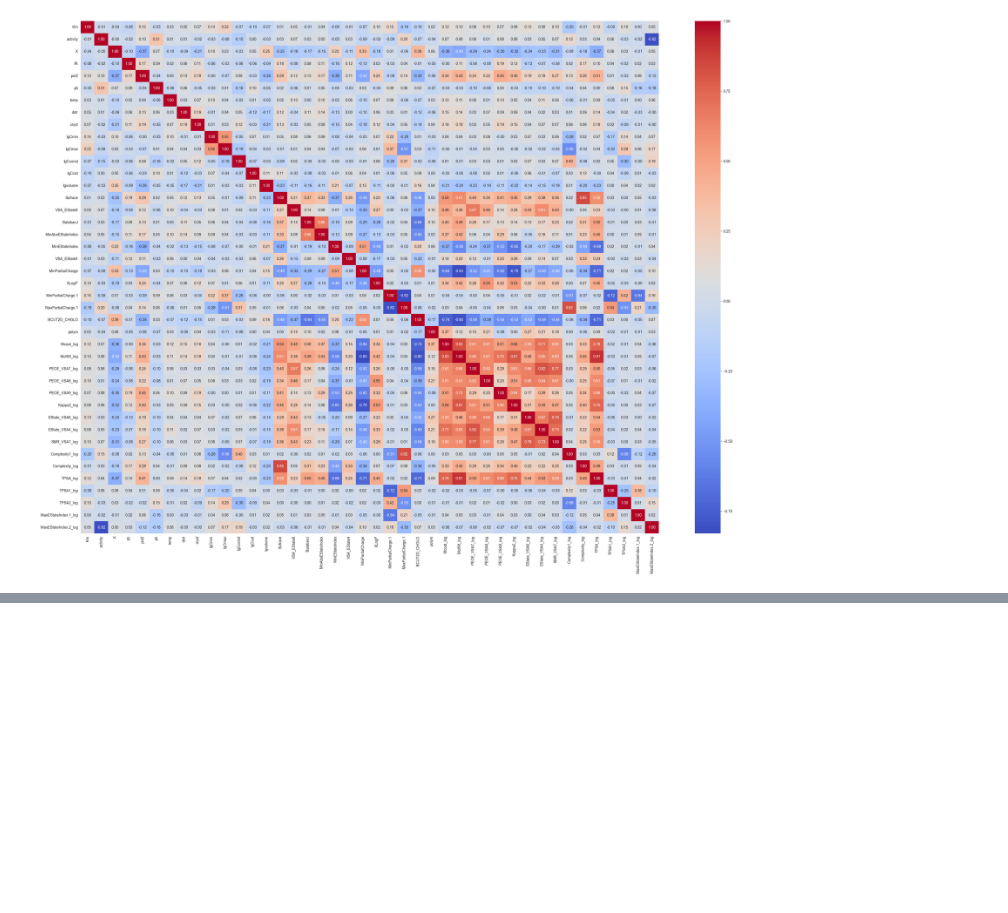
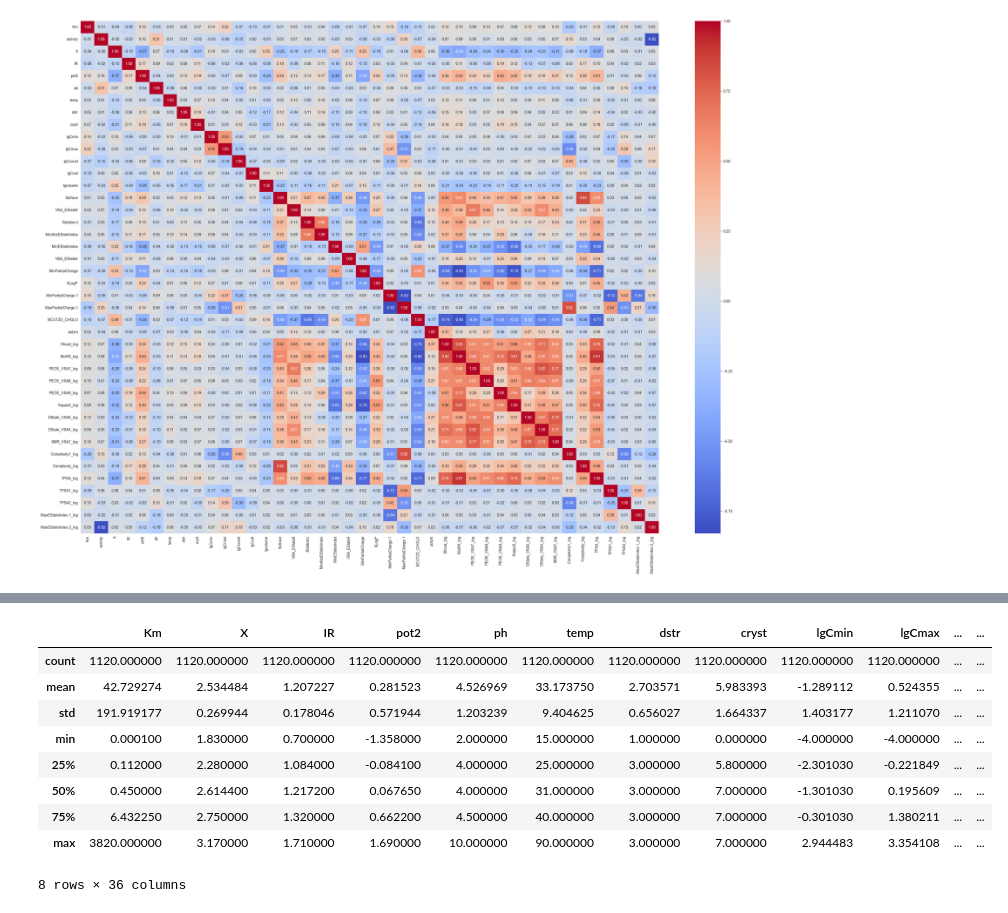
Before and after one commit to illhammm/Nanozymes1, a Jupyter notebook: Data_Preprocessing/data_preprocessing_Km.ipynb, the cells around one changed output, grey strips where cells are left out. Saved outputs shown, nothing was run; the diff lists cells and outputs as text; code cells hidden in the pictures; blank space fills up the shorter version.

```diff
--- a/Data_Preprocessing/data_preprocessing_Km.ipynb
+++ b/Data_Preprocessing/data_preprocessing_Km.ipynb
@@ -158,0 +193,13 @@ plt.show()
+# %%
+df.describe()
+# %% [output]
+|  | Km | X | IR | pot2 | ph | temp | dstr | cryst | lgCmin | lgCmax | ... | ... |
+| count | 1120.000000 | 1120.000000 | 1120.000000 | 1120.000000 | 1120.000000 | 1120.000000 | 1120.000000 | 1120.000000 | 1120.000000 | 1120.000000 | ... | ... |
+| mean | 42.729274 | 2.534484 | 1.207227 | 0.281523 | 4.526969 | 33.173750 | 2.703571 | 5.983393 | -1.289112 | 0.524355 | ... | ... |
+| std | 191.919177 | 0.269944 | 0.178046 | 0.571944 | 1.203239 | 9.404625 | 0.656027 | 1.664337 | 1.403177 | 1.211070 | ... | ... |
+| min | 0.000100 | 1.830000 | 0.700000 | -1.358000 | 2.000000 | 15.000000 | 1.000000 | 0.000000 | -4.000000 | -4.000000 | ... | ... |
+| 25% | 0.112000 | 2.280000 | 1.084000 | -0.084100 | 4.000000 | 25.000000 | 3.000000 | 5.800000 | -2.301030 | -0.221849 | ... | ... |
+| 50% | 0.450000 | 2.614400 | 1.217200 | 0.067650 | 4.000000 | 31.000000 | 3.000000 | 7.000000 | -1.301030 | 0.195609 | ... | ... |
+| 75% | 6.432250 | 2.750000 | 1.320000 | 0.662200 | 4.500000 | 40.000000 | 3.000000 | 7.000000 | -0.301030 | 1.380211 | ... | ... |
+| max | 3820.000000 | 3.170000 | 1.710000 | 1.690000 | 10.000000 | 90.000000 | 3.000000 | 7.000000 | 2.944483 | 3.354108 | ... | ... |
+8 rows × 36 columns
```
Also changed, not shown: parts of 2 cells of this notebook.
